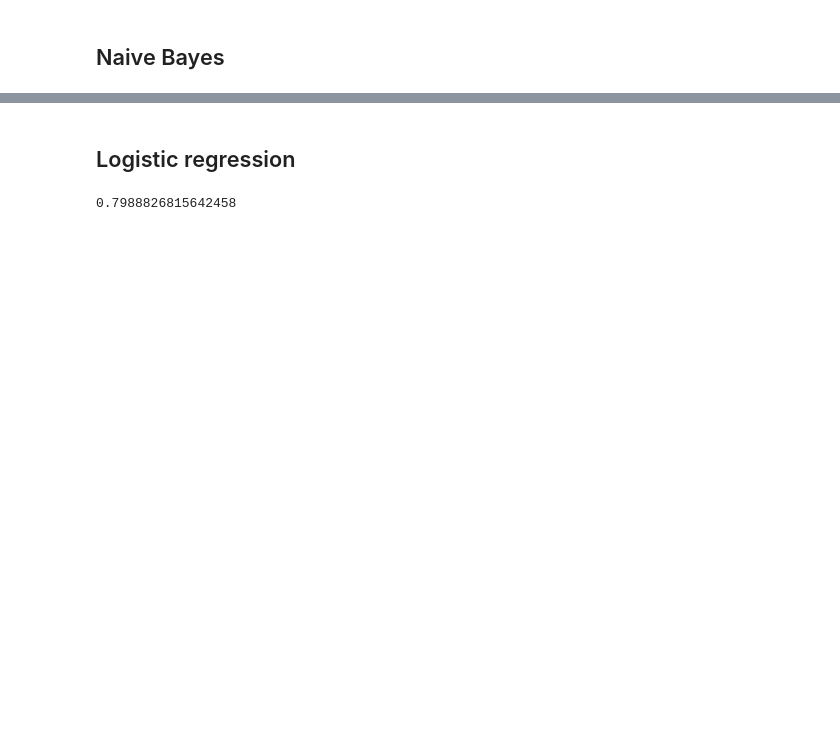
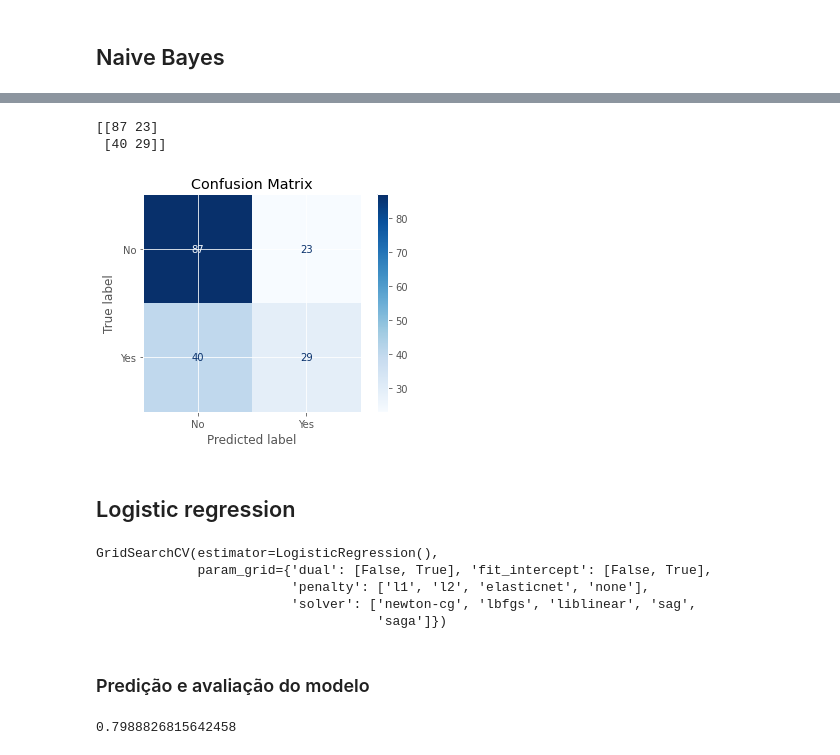
Before and after one commit to rafabenevente/AM_1, a Jupyter notebook: AM_1_Titanic_Predição_dos_sobreviventes.ipynb, the cells around one changed output, grey strips where cells are left out. Drawn from its saved outputs; the diff is of its cells as text; code cells hidden in the pictures; blank space fills up the shorter version.

```diff
--- a/AM_1_Titanic_Predição_dos_sobreviventes.ipynb
+++ b/AM_1_Titanic_Predição_dos_sobreviventes.ipynb
@@ -356,3 +454,32 @@ gs.fit(x_tr, y_tr)
+# %%
+disp = plot_confusion_matrix(mnb, te_x, te_y,
+                                 display_labels=["No", "Yes"],
+                                 cmap=plt.cm.Blues)
+disp.ax_.set_title("Confusion Matrix")
+
+print(disp.confusion_matrix)
+# %% [output]
+[[87 23]
+ [40 29]]
+[figure, added]
 # %% [markdown]
 ## Logistic regression
+# %%
+from sklearn.linear_model import LogisticRegression
+param_grid = {'penalty' : ['l1', 'l2', 'elasticnet', 'none'],
+              'dual': [False,True],
+              'fit_intercept': [False,True],
+              'solver' : ['newton-cg', 'lbfgs', 'liblinear', 'sag', 'saga']}
+
+lr = LogisticRegression()
+gs = GridSearchCV(lr, param_grid=param_grid)
+gs.fit(tr_x, tr_y)
+# %% [output]
+GridSearchCV(estimator=LogisticRegression(),
+             param_grid={'dual': [False, True], 'fit_intercept': [False, True],
+                         'penalty': ['l1', 'l2', 'elasticnet', 'none'],
+                         'solver': ['newton-cg', 'lbfgs', 'liblinear', 'sag',
+                                    'saga']})
+# %% [markdown]
+### Predição e avaliação do modelo
 # %%
```
Also changed, not shown: parts of 20 cells of this notebook.
